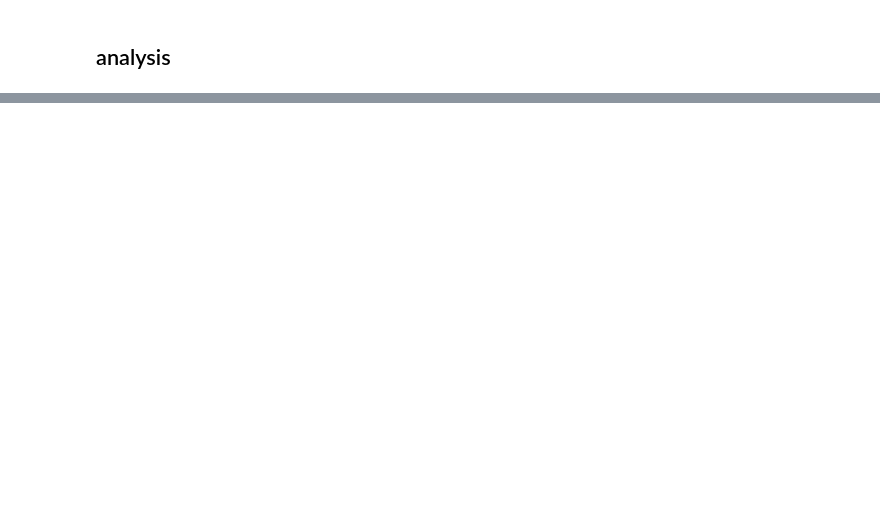
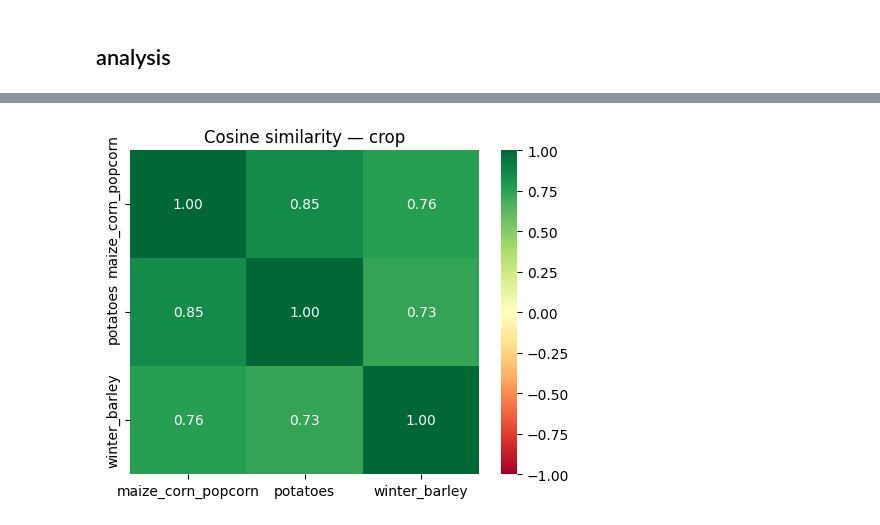
Before and after one commit to beatrizbsperes/SpatialTemporal_generalization_of_SITS_FM, a Jupyter notebook: 4_embeddings_analysis.ipynb, the cells around one changed output, grey strips where cells are left out. Cells and saved outputs as stored; diff of their text form; code cells hidden in the pictures; blank space fills up the shorter version.

```diff
--- a/4_embeddings_analysis.ipynb
+++ b/4_embeddings_analysis.ipynb
@@ -384,0 +169,4 @@ Only one year in dataset — skipping temporal drift.
+# %%
+plot_similarity(dataset_umap_norm, 'norm_emb', 'crop')
+# %% [output]
+[figure, added]
```
Also changed, not shown: parts of 32 cells of this notebook, 7 other files.
